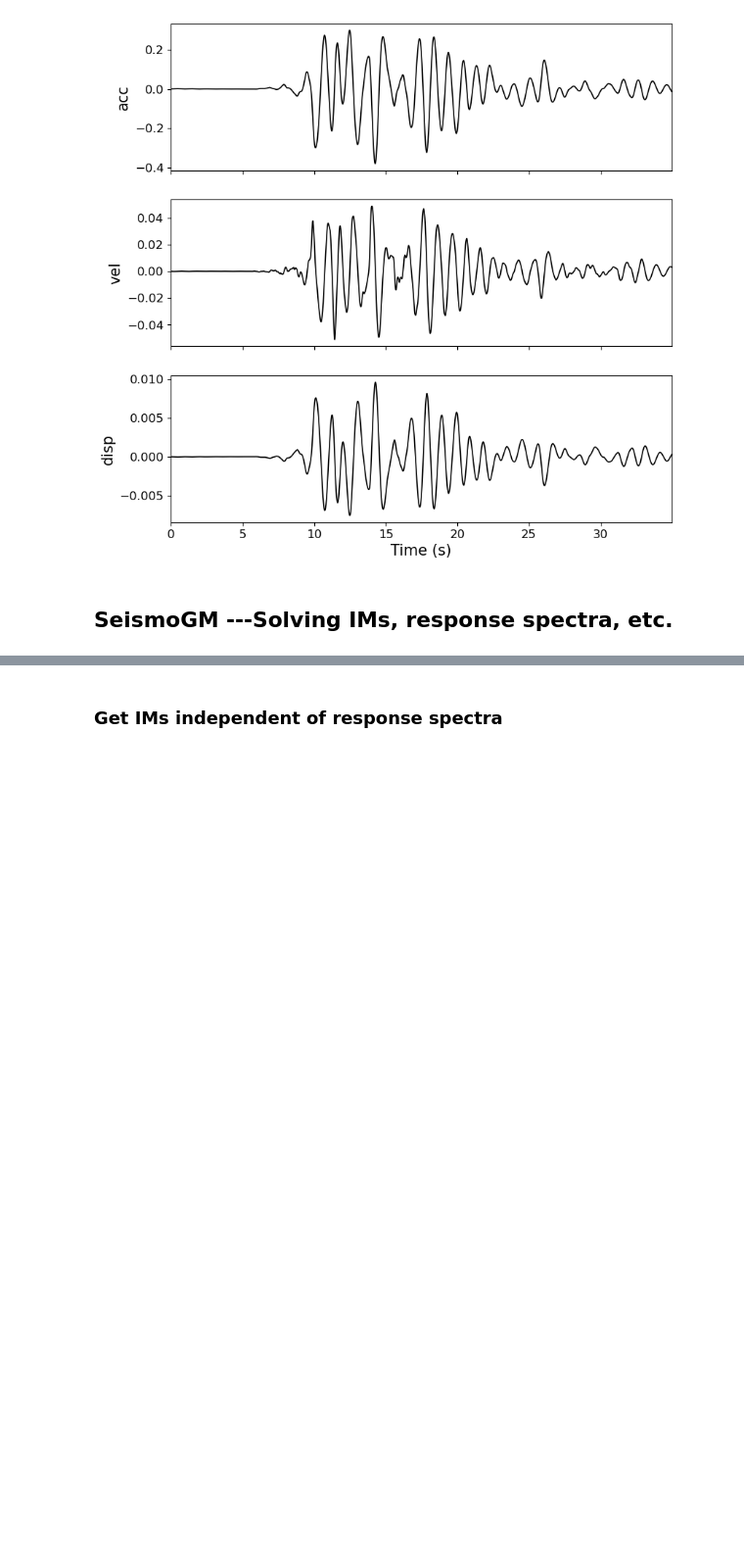
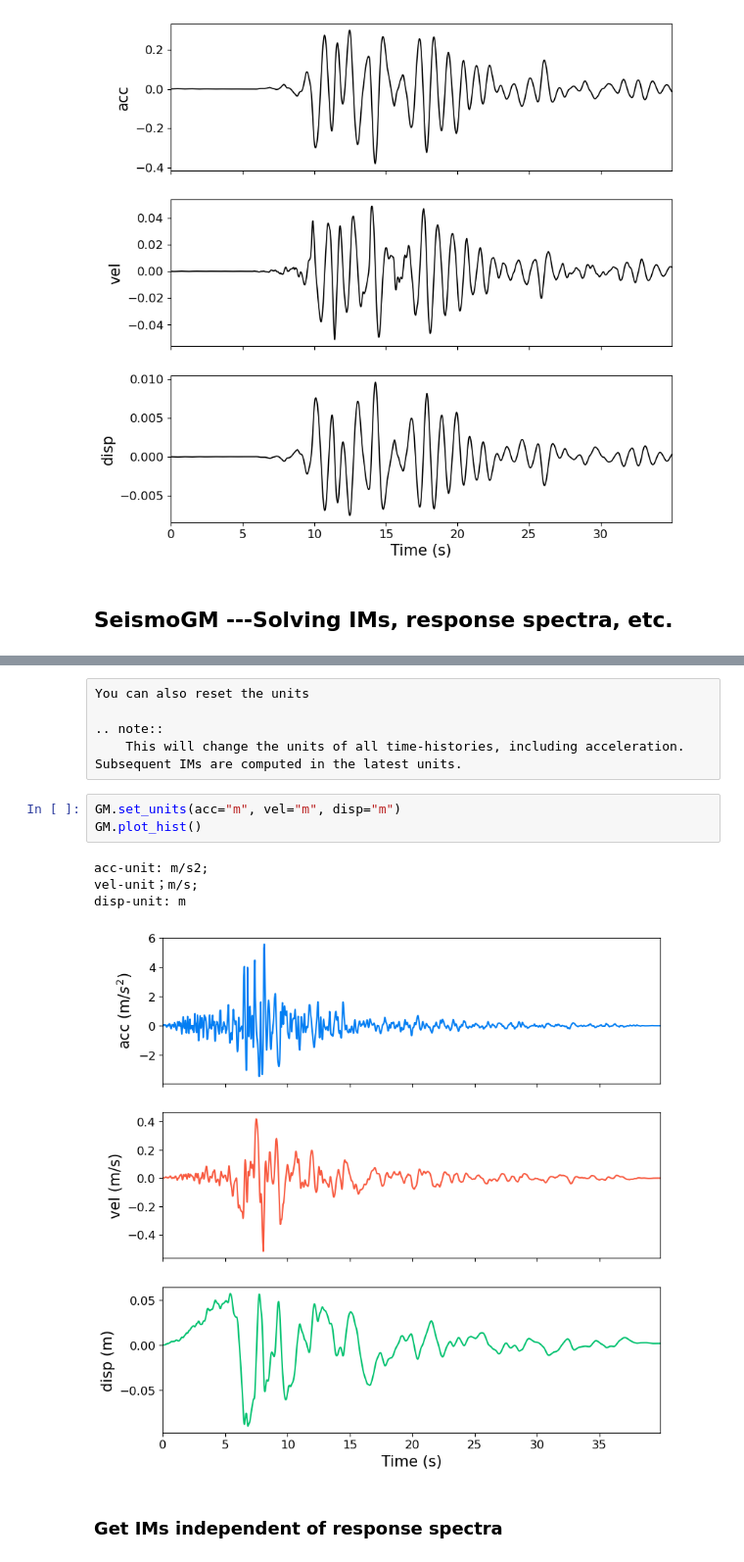
Before and after one commit to yexiang1992/gmspy, a Jupyter notebook: docs/source/src/intro.ipynb, the cells around one changed output, grey strips where cells are left out. Shown at 98% size. Saved outputs shown, nothing was run; the diff lists cells and outputs as text; blank space fills up the shorter version.

```diff
--- a/docs/source/src/intro.ipynb
+++ b/docs/source/src/intro.ipynb
@@ -78,6 +85,19 @@ acc-unit: g;
 vel-unit；cm/s;
 disp-unit: cm
 [figure]
+# %% [raw]
+You can also reset the units
+
+.. note::
+    This will change the units of all time-histories, including acceleration. Subsequent IMs are computed in the latest units.
+# %%
+GM.set_units(acc="m", vel="m", disp="m")
+GM.plot_hist()
+# %% [output]
+acc-unit: m/s2;
+vel-unit；m/s;
+disp-unit: m
+[figure, added]
 # %% [markdown]
 ### Get IMs independent of response spectra
 # %%
```
Also changed, not shown: parts of 38 cells of this notebook, 34 other files.
